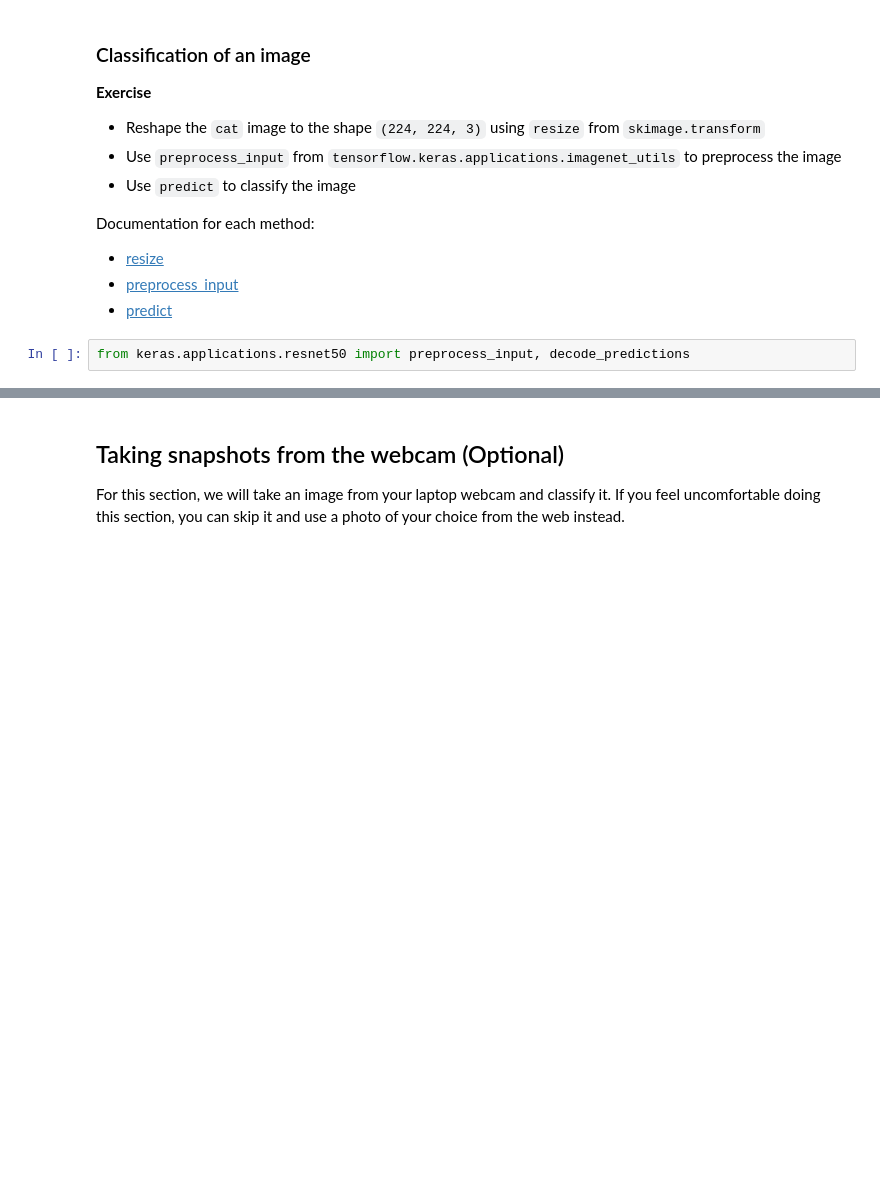
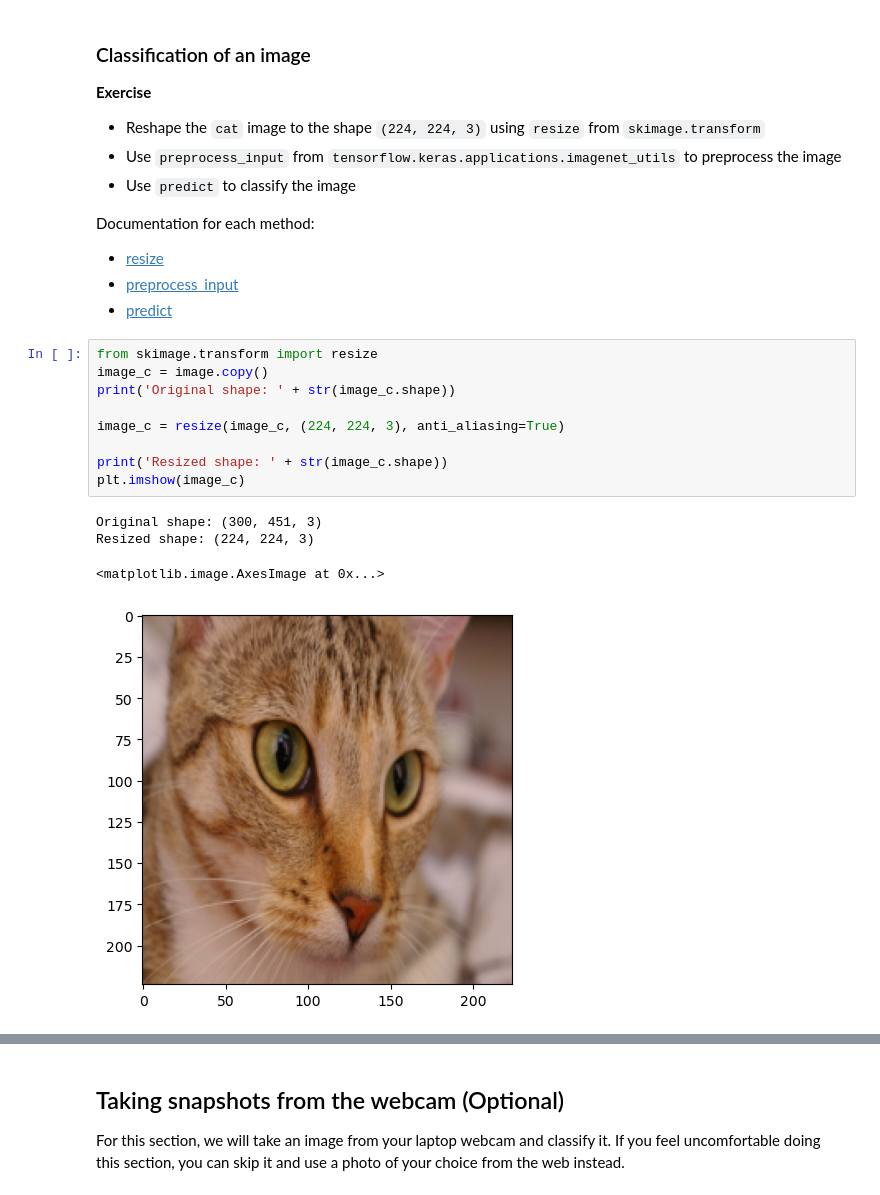
Before and after one commit to luis999-eng/deep_learning, a Jupyter notebook: 01_materials/labs/lab_4.ipynb, the cells around one changed output, grey strips where cells are left out. Cells and saved outputs as stored; diff of their text form; blank space fills up the shorter version.

Commit message:
Adding ResNet50 cat image classification

```diff
--- a/01_materials/labs/lab_4.ipynb
+++ b/01_materials/labs/lab_4.ipynb
@@ -279,5 +282,17 @@ Documentation for each method:
 - [resize](https://scikit-image.org/docs/dev/api/skimage.transform.html#skimage.transform.resize)
 - [preprocess_input](https://www.tensorflow.org/api_docs/python/tf/keras/applications/resnet/preprocess_input)
 - [predict](https://www.tensorflow.org/api_docs/python/tf/keras/Model#predict)
-# %%
-from keras.applications.resnet50 import preprocess_input, decode_predictions
+# %%
+from skimage.transform import resize
+image_c = image.copy()
+print('Original shape: ' + str(image_c.shape))
+
+image_c = resize(image_c, (224, 224, 3), anti_aliasing=True)
+
+print('Resized shape: ' + str(image_c.shape))
+plt.imshow(image_c)
+# %% [output]
+Original shape: (300, 451, 3)
+Resized shape: (224, 224, 3)
+<matplotlib.image.AxesImage at 0x...>
+[figure, added]
```
Also changed, not shown: parts of 7 cells of this notebook.
